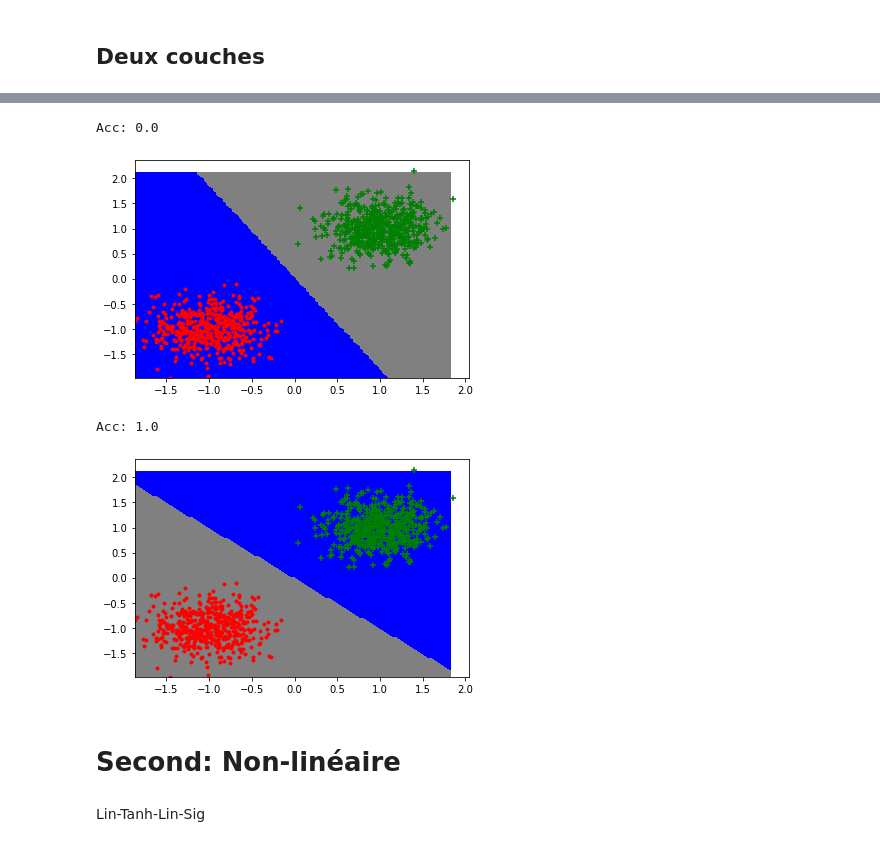
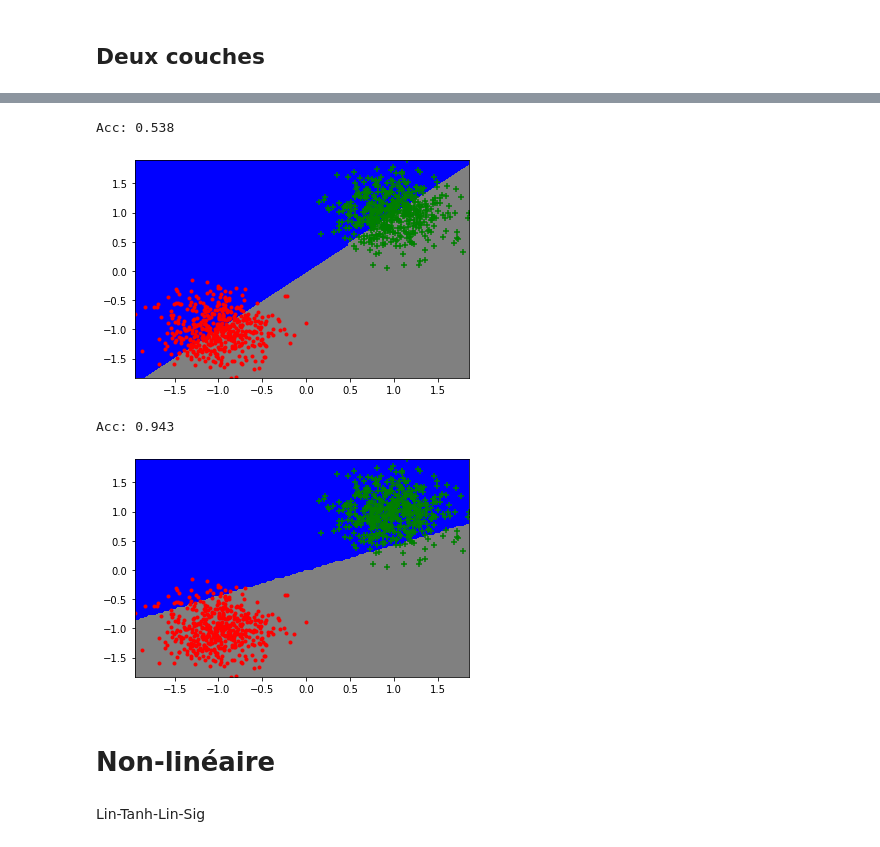
Before and after one commit to nhs2828/NeuralNetwork_DIY, a Jupyter notebook: Projet.ipynb, the cells around one changed output, grey strips where cells are left out. Drawn from its saved outputs; the diff is of its cells as text; code cells hidden in the pictures.

```diff
--- a/Projet.ipynb
+++ b/Projet.ipynb
@@ -168,6 +173,7 @@ class Linear(Module):
             jusqu’à son appel avec un pas de gradient_step
         """
         self._parameters -= gradient_step*self._gradient
+        self._parameters /= np.linalg.norm(self._parameters)
         self.zero_grad()
 
     def backward_update_gradient(self, input, delta):
@@ -179,6 +185,7 @@ class Linear(Module):
             input (array): z_h-1
             delta (_type_): _description_
         """
+        #print(f"LIN MAJ GRAD input {input.shape} delta {delta.shape}")
         #print("BW_grad_Lin",delta.T.shape, input.shape)
         gradient = delta.T@input
         #print(gradient.shape)
@@ -194,6 +201,7 @@ class Linear(Module):
             en fonction de l’entrée input et des deltas de la couche
             suivante delta
         """
+        #print(f"LIN input {input.shape} delta {delta.shape}")
         return np.dot(delta, self._parameters)
         #return np.dot(delta, self._parameters.T)
 
@@ -239,6 +247,7 @@ class TanH(Module): # (e(z)-e(-z)) / (e(z)+e(-z))
             en fonction de l’entrée input et des deltas de la couche
             suivante delta
         """
+        #print(f"TANH input {input.shape} delta {delta.shape}")
         dzda = (2/(np.exp(input)-np.exp(-input)))**2
         #print(input.shape)
         #print(dzda.shape)
@@ -285,6 +294,7 @@ class Sigmoide(Module): # 1 / (1+e(-z))
             en fonction de l’entrée input et des deltas de la couche
             suivante delta
         """
+        #print(f"SIG input {input.shape} delta {delta.shape}")
         dzda = np.exp(-input)/(1+np.exp(-input))**2
         #print(input.shape)
         #print(dzda.shape)
@@ -338,7 +363,9 @@ plot_data(X,Y)
 # %%
+np.random.seed(3)
 # Couche 1: 2 neurones, couche 2: 1 neurone
 M1 = Linear(X.shape[1], 2)
 M2 = Linear(M1._parameters.shape[0], 1)
+#print(M1._parameters, M2._parameters)
 z_1 = M1.forward(X)
 z_2 = M2.forward(z_1)
 y_hat = np.sign(z_2)
@@ -353,34 +380,34 @@ plot_data(X,Y)
 res = np.where(y_hat == Y, 1, 0).sum()
 print("Acc:",res/len(Y))
 # %% [output]
-Acc: 0.0
+Acc: 0.538
-[figure, old version]
+[figure, new version]
 # %%
 #Back propagation
 Loss = MSELoss()
 delta2 = Loss.backward(Y,z_2)
 #M2
 M2.backward_update_gradient(X,delta2)
 delta1= M2.backward_delta(z_1, delta2)
-M2.update_parameters()
+M2.update_parameters(gradient_step=1e-4) # eps 1e-3 trop grand -> sortir de min local
 
 #M1
 M1.backward_update_gradient(X,delta1)
-M1.update_parameters()
+M1.update_parameters(gradient_step=1e-4)
 
 #Foward
 z_1 = M1.forward(X)
 z_2 = M2.forward(z_1)
 y_hat = np.sign(z_2)
 plot_frontiere(X,lambda x : np.sign(M2.forward(M1.forward(x))),step=100)
 plot_data(X,Y)
 res = np.where(y_hat == Y, 1, 0).sum()
 print("Acc:",res/len(Y))
 # %% [output]
-Acc: 1.0
+Acc: 0.943
-[figure, old version]
+[figure, new version]
 # %% [markdown]
-# Second: Non-linéaire
+# Non-linéaire
 # %% [markdown]
 Lin-Tanh-Lin-Sig
 # %%
```
Also changed, not shown: parts of 35 cells of this notebook, 2 other files.
